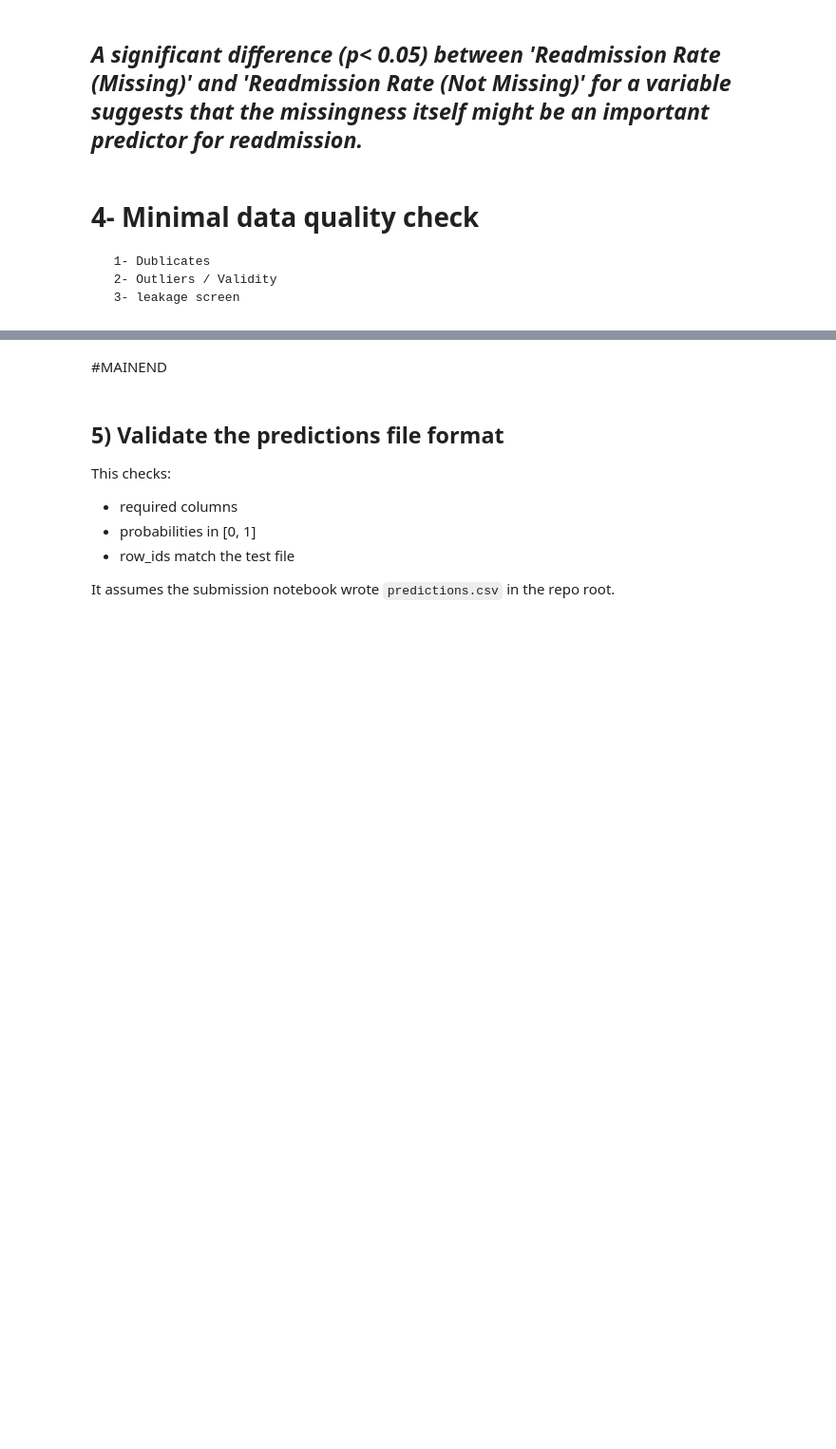
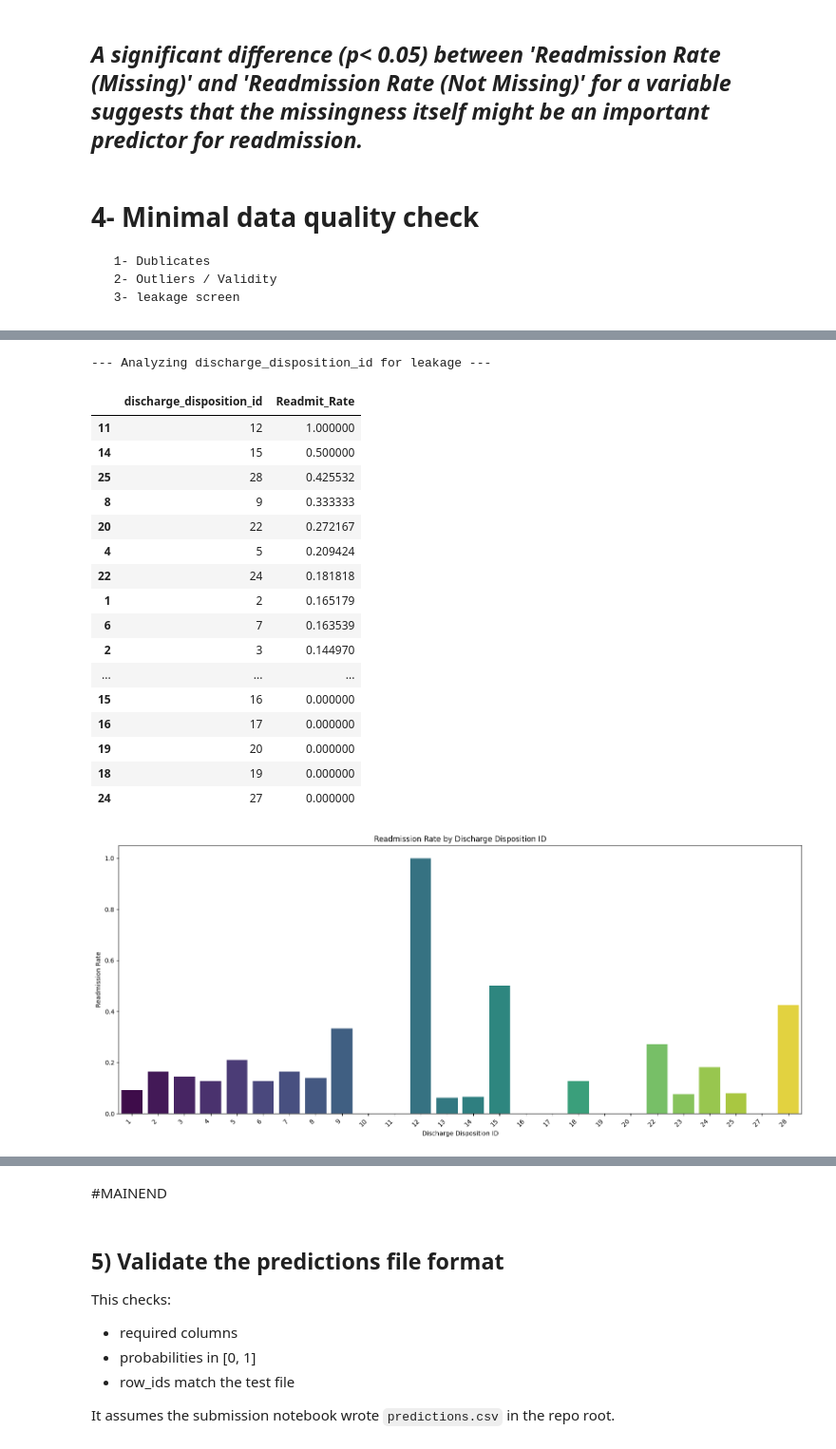
Before and after one commit to joezein71/AIHC-5010-Winter-2026, a Jupyter notebook: 20260122_Assignment1_Colab_Workflow_Zein.ipynb, the cells around one changed output, grey strips where cells are left out. Shown at 95% size. Drawn from its saved outputs; the diff is of its cells as text; code cells hidden in the pictures; blank space fills up the shorter version.

```diff
--- a/20260122_Assignment1_Colab_Workflow_Zein.ipynb
+++ b/20260122_Assignment1_Colab_Workflow_Zein.ipynb
@@ -475,0 +861,41 @@ for col in variables_to_analyze:
+# %%
+import matplotlib.pyplot as plt
+import seaborn as sns
+
+print("\n--- Analyzing discharge_disposition_id for leakage ---")
+disposition_readmit_rates = train.groupby('discharge_disposition_id')['readmit30'].mean().reset_index()
+disposition_readmit_rates.columns = ['discharge_disposition_id', 'Readmit_Rate']
+
+# Sort by readmission rate for better visualization
+disposition_readmit_rates = disposition_readmit_rates.sort_values(by='Readmit_Rate', ascending=False)
+
+display(disposition_readmit_rates)
+
+plt.figure(figsize=(16, 7))
+sns.barplot(x='discharge_disposition_id', y='Readmit_Rate', data=disposition_readmit_rates, palette='viridis', hue='discharge_disposition_id', legend=False)
+plt.title('Readmission Rate by Discharge Disposition ID')
+plt.xlabel('Discharge Disposition ID')
+plt.ylabel('Readmission Rate')
+plt.xticks(rotation=45, ha='right')
+plt.tight_layout()
+plt.show()
+# %% [output]
+--- Analyzing discharge_disposition_id for leakage ---
+|  | discharge_disposition_id | Readmit_Rate |
+| 11 | 12 | 1.000000 |
+| 14 | 15 | 0.500000 |
+| 25 | 28 | 0.425532 |
+| 8 | 9 | 0.333333 |
+| 20 | 22 | 0.272167 |
+| 4 | 5 | 0.209424 |
+| 22 | 24 | 0.181818 |
+| 1 | 2 | 0.165179 |
+| 6 | 7 | 0.163539 |
+| 2 | 3 | 0.144970 |
+| ... | ... | ... |
+| 15 | 16 | 0.000000 |
+| 16 | 17 | 0.000000 |
+| 19 | 20 | 0.000000 |
+| 18 | 19 | 0.000000 |
+| 24 | 27 | 0.000000 |
+[figure, added]
```
Also changed, not shown: parts of 39 cells of this notebook.
